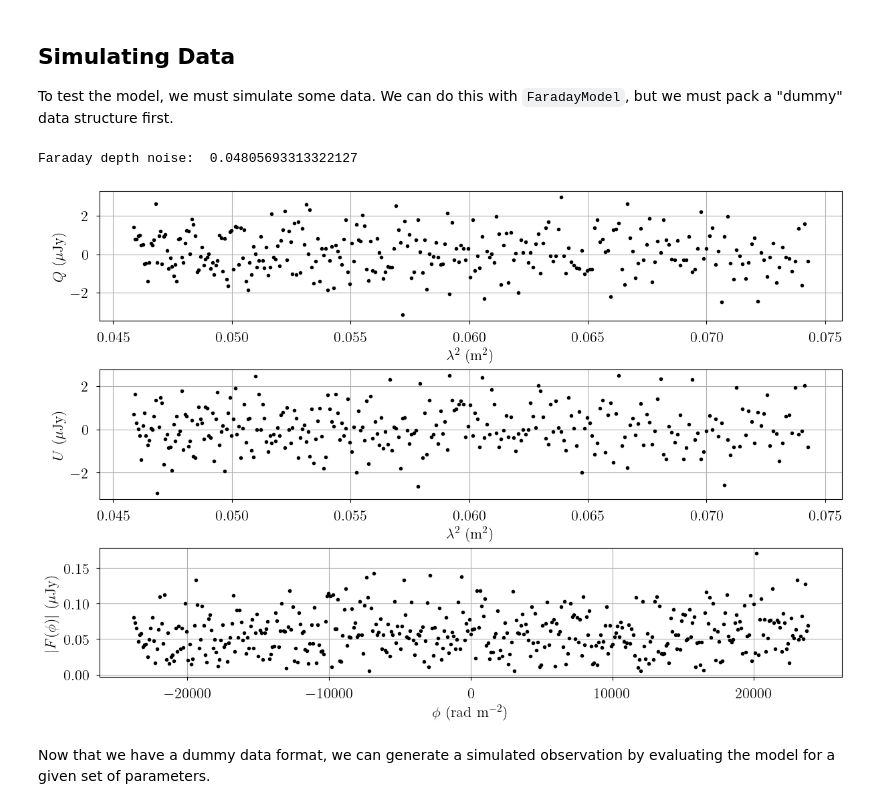
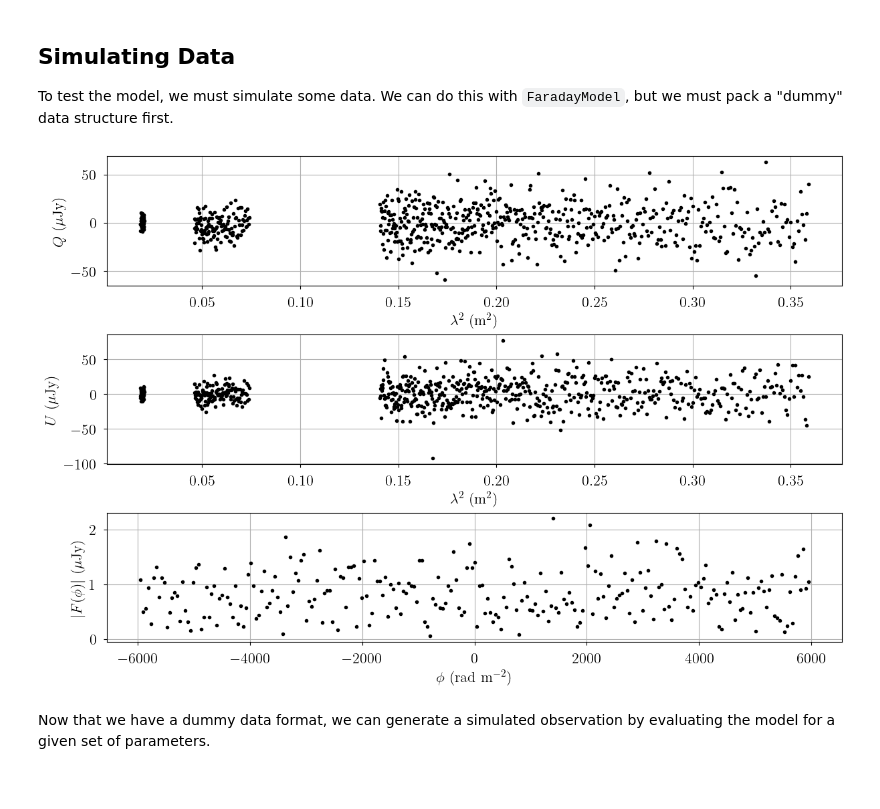
Before and after one commit to tvwenger/bayes_pol, a Jupyter notebook: docs/source/notebooks/faraday_model.ipynb, the cells around one changed output. Cells and saved outputs as stored; diff of their text form; code cells hidden in the pictures.

Commit message:
testing non-uniform sampling

```diff
--- a/docs/source/notebooks/faraday_model.ipynb
+++ b/docs/source/notebooks/faraday_model.ipynb
@@ -36,19 +186,39 @@ bayes_pol version: 0+untagged.1.gabd3ba0.dirty
 To test the model, we must simulate some data. We can do this with `FaradayModel`, but we must pack a "dummy" data structure first.
 # %%
 from bayes_spec import SpecData
+from bayes_pol.utils import get_faraday_depth_params, calc_faraday_depth_abs
 
-# spectral axis definition
-freq_axis = np.linspace(1.1e9, 1.4e9, 300) # Hz
-lam2_axis = (2.99792458e+08/freq_axis[::-1])**2.0 # m2
+_C = 2.99792458e+08 # speed of light (m Hz)
 
-# Uniform lam2 axis for Fourier transform
-lam2_chan = np.diff(lam2_axis).min()
-lam2_regular_axis = np.arange(lam2_axis.min(), lam2_axis.max()+lam2_chan, lam2_chan)
-lam2_window_width = np.ptp(lam2_axis)
+# frequency windows (start_edge (Hz), stop_edge (Hz), spectral rms (uJy), n_channels)
+freq_windows = [
+    (0.5e9, 0.8e9, 513, 20.0),
+    (1.1e9, 1.4e9, 127, 10.0),
+    (2.1e9, 2.2e9, 64, 5.0),
+]
+freq_bin_edges = [
+    np.linspace(window[0], window[1], window[2]+1)
+    for window in freq_windows
+]
 
-# data noise can either be a scalar (assumed constant noise across the spectrum)
-# or an array of the same length as the data
-rms = 1.0 # uJy
+# lamda^2 windows (start_edge (m2), stop_edge (m2), spectral rms (uJy), n_channels)
+lam2_windows = [
+    ((_C/window[1])**2.0, (_C/window[0])**2.0, window[2], window[3])
+    for window in freq_windows[::-1]
+]
+lam2_window_widths = [window[1] - window[0] for window in lam2_windows]
+lam2_bin_edges = [(_C/edges[::-1])**2.0 for edges in freq_bin_edges[::-1]]
+lam2_bin_centers = [
+    edges[:-1] + np.diff(edges)/2.0
+    for edges in lam2_bin_edges
+]
+lam2_channel_widths = [np.diff(edges) for edges in lam2_bin_edges]
+
+# lambda^2 data axis
+lam2_axis = np.concatenate(lam2_bin_centers)
+
+# data noise array
+rms = np.concatenate([window[3]*np.ones(window[2]) for window in lam2_windows])
 
 # brightness data. In this case, we just throw in some random data for now
 # since we are only doing this in order to simulate some actual data.
@@ -56,51 +226,50 @@ stokesQ = rms * np.random.randn(len(lam2_axis)) # uJy
 stokesU = rms * np.random.randn(len(lam2_axis)) # uJy
 
 # Faraday depth spectral axis, wraps at pi (rad/m2)
-faraday_depth_axis = np.fft.fftshift(np.fft.fftfreq(len(lam2_regular_axis), d=lam2_chan/np.pi))
+N_freqs = 255
+lam2_chan = np.min(np.concatenate(lam2_channel_widths))
+faraday_width = 0.1 * np.pi/lam2_chan
+faraday_depth_axis = np.linspace(-faraday_width/2.0, faraday_width/2.0, N_freqs)
 
 # Faraday depth spectrum (uJy)
-stokesQ_interp = rms * np.random.randn(len(lam2_regular_axis)) # uJy
-stokesU_interp = rms * np.random.randn(len(lam2_regular_axis)) # uJy
-complex_pol = stokesQ_interp + 1.0j*stokesU_interp
-faraday_depth = np.fft.fftshift(np.fft.fft(complex_pol, norm="backward"))/len(lam2_regular_axis)
+faraday_params = get_faraday_depth_params(lam2_axis, faraday_depth_axis)
+faraday_depth_abs = calc_faraday_depth_abs(stokesQ, stokesU, *faraday_params).eval()
 
 obs_Q = SpecData(
     lam2_axis,
     stokesQ,
-    rms * np.ones_like(stokesQ),
+    rms,
     xlabel=r"$\lambda^2$ (m$^2$)",
     ylabel=r"$Q$ ($\mu$Jy)",
 )
 obs_U = SpecData(
     lam2_axis,
     stokesU,
-    rms * np.ones_like(stokesU),
+    rms,
     xlabel=r"$\lambda^2$ (m$^2$)",
     ylabel=r"$U$ ($\mu$Jy)",
 )
 obs_faraday_depth_abs = SpecData(
     faraday_depth_axis,
-    np.abs(faraday_depth),
-    rms / np.sqrt(len(lam2_regular_axis)),
+    faraday_depth_abs,
+    1.0, # ignored
     xlabel=r"$\phi$ (rad m$^{-2}$)",
     ylabel=r"$|F(\phi)|$ ($\mu$Jy)",
 )
-print("Faraday depth noise: ", obs_faraday_depth_abs.noise[0])
 dummy_data = {
     "Q": obs_Q,
     "U": obs_U,
     "faraday_depth_abs": obs_faraday_depth_abs,
 }
 
 # Plot the simulated data
 fig, axes = plt.subplots(len(dummy_data), figsize=(12, 8), layout="constrained", squeeze=False)
 for ax, dataset in zip(axes.ravel(), dummy_data.values()):
     ax.plot(dataset.spectral, dataset.brightness, "k.")
     ax.set_xlabel(dataset.xlabel)
     ax.set_ylabel(dataset.ylabel)
 # %% [output]
-Faraday depth noise:  0.04805693313322127
-[figure, old version]
+[figure, new version]
 # %% [markdown]
 Now that we have a dummy data format, we can generate a simulated observation by evaluating the model for a given set of parameters.
 # %%
```
Also changed, not shown: parts of 29 cells of this notebook, 2 other files.
